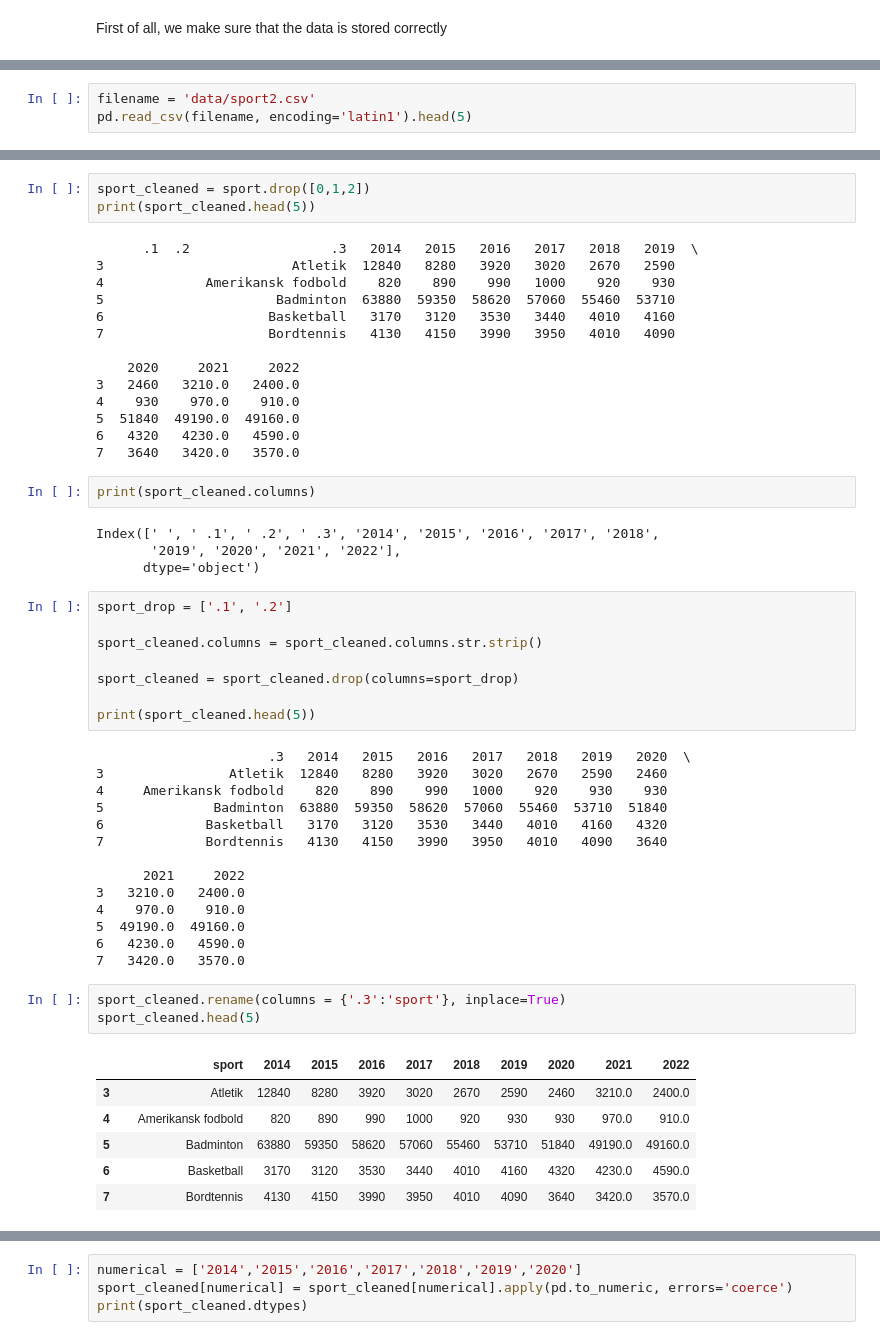
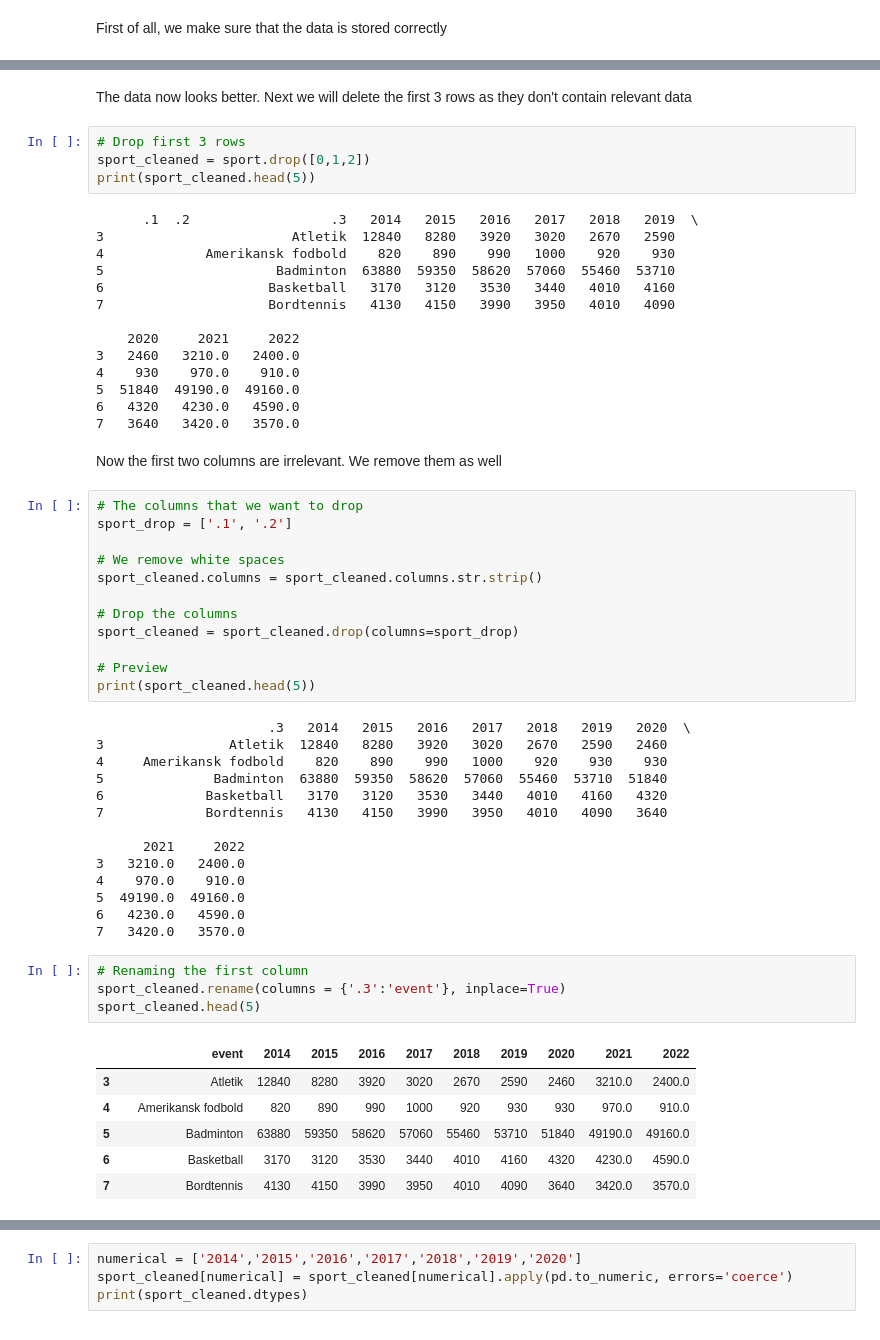
Before and after one commit to NumEconCopenhagen/projects-2024-Simon-C-og-Jens-H, a Jupyter notebook: dataproject/dataproject.ipynb, the cells around one changed output, grey strips where cells are left out. Cells and saved outputs as stored; diff of their text form.

```diff
--- a/dataproject/dataproject.ipynb
+++ b/dataproject/dataproject.ipynb
@@ -82,3 +62,0 @@ We read the file
-# %%
-filename = 'data/sport2.csv'
-pd.read_csv(filename, encoding='latin1').head(5)
@@ -99,7 +84,10 @@ sport.head(5)
 | 2 |  |  | Hele landet | NaN | NaN | NaN | NaN | NaN | NaN | NaN | NaN | ... |
 | 3 |  |  |  | Atletik | 12840 | 8280 | 3920 | 3020 | 2670 | 2590 | 2460 | ... |
 | 4 |  |  |  | Amerikansk fodbold | 820 | 890 | 990 | 1000 | 920 | 930 | 930 | ... |
+# %% [markdown]
+The data now looks better. Next we will delete the first 3 rows as they don't contain relevant data
 # %%
+# Drop first 3 rows
 sport_cleaned = sport.drop([0,1,2])
 print(sport_cleaned.head(5))
 # %% [output]
@@ -116,19 +104,19 @@ print(sport_cleaned.head(5))
 5  51840  49190.0  49160.0
 6   4320   4230.0   4590.0
 7   3640   3420.0   3570.0
-# %%
-print(sport_cleaned.columns)
-# %% [output]
-Index([' ', ' .1', ' .2', ' .3', '2014', '2015', '2016', '2017', '2018',
-       '2019', '2020', '2021', '2022'],
-      dtype='object')
+# %% [markdown]
+Now the first two columns are irrelevant. We remove them as well
 # %%
+# The columns that we want to drop
 sport_drop = ['.1', '.2']
 
+# We remove white spaces
 sport_cleaned.columns = sport_cleaned.columns.str.strip()
 
+# Drop the columns
 sport_cleaned = sport_cleaned.drop(columns=sport_drop)
 
+# Preview
 print(sport_cleaned.head(5))
 # %% [output]
                       .3   2014   2015   2016   2017   2018   2019   2020  \
@@ -145,10 +133,11 @@ print(sport_cleaned.head(5))
 6   4230.0   4590.0
 7   3420.0   3570.0
 # %%
-sport_cleaned.rename(columns = {'.3':'sport'}, inplace=True)
+# Renaming the first column
+sport_cleaned.rename(columns = {'.3':'event'}, inplace=True)
 sport_cleaned.head(5)
 # %% [output]
-|  |  | sport | 2014 | 2015 | 2016 | 2017 | 2018 | 2019 | 2020 | 2021 | 2022 |
+|  |  | event | 2014 | 2015 | 2016 | 2017 | 2018 | 2019 | 2020 | 2021 | 2022 |
 | 3 |  | Atletik | 12840 | 8280 | 3920 | 3020 | 2670 | 2590 | 2460 | 3210.0 | 2400.0 |
 | 4 |  | Amerikansk fodbold | 820 | 890 | 990 | 1000 | 920 | 930 | 930 | 970.0 | 910.0 |
 | 5 |  | Badminton | 63880 | 59350 | 58620 | 57060 | 55460 | 53710 | 51840 | 49190.0 | 49160.0 |
```
Also changed, not shown: parts of 9 cells of this notebook, 1 other file.
